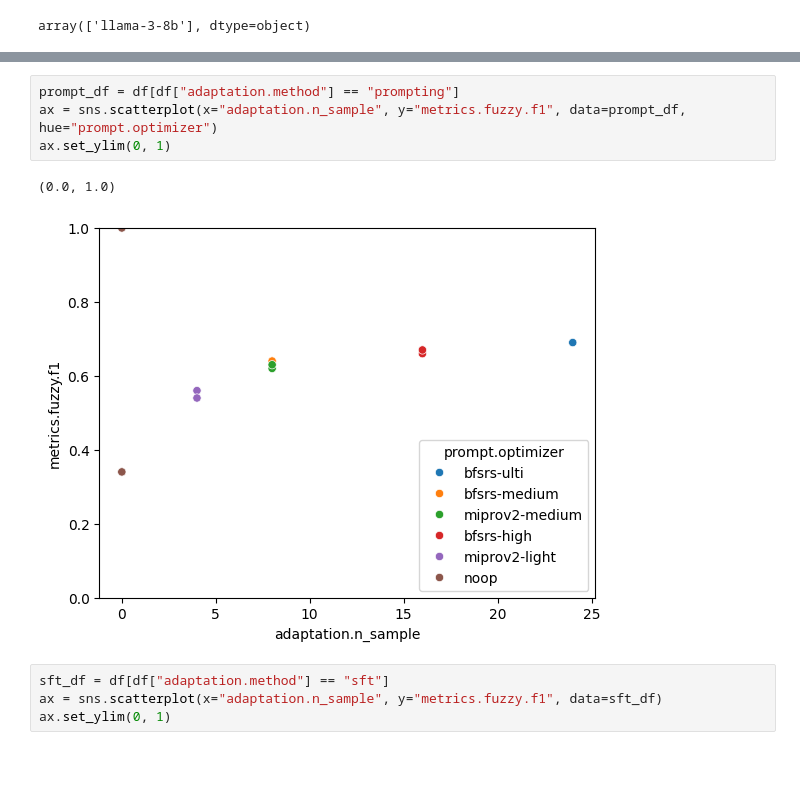
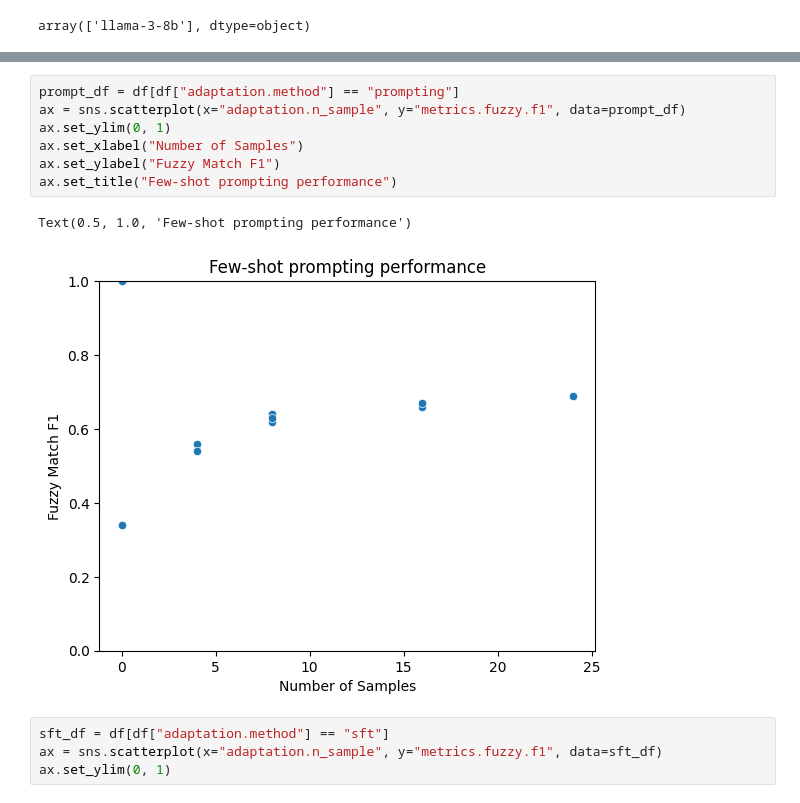
Before and after one commit to bdsaglam/pipeline-llm-adaptation, a Jupyter notebook: nbs/erx/report.ipynb, the cells around one changed output, grey strips where cells are left out. Cells and saved outputs as stored; diff of their text form; blank space fills up the shorter version.

```diff
--- a/nbs/erx/report.ipynb
+++ b/nbs/erx/report.ipynb
@@ -145,10 +166,13 @@ for model in df['lm.model'].unique():
 # %%
 prompt_df = df[df["adaptation.method"] == "prompting"]
-ax = sns.scatterplot(x="adaptation.n_sample", y="metrics.fuzzy.f1", data=prompt_df, hue="prompt.optimizer")
+ax = sns.scatterplot(x="adaptation.n_sample", y="metrics.fuzzy.f1", data=prompt_df)
 ax.set_ylim(0, 1)
+ax.set_xlabel("Number of Samples")
+ax.set_ylabel("Fuzzy Match F1")
+ax.set_title("Few-shot prompting performance")
 # %% [output]
-(0.0, 1.0)
+Text(0.5, 1.0, 'Few-shot prompting performance')
-[figure, old version]
+[figure, new version]
 # %%
 sft_df = df[df["adaptation.method"] == "sft"]
 ax = sns.scatterplot(x="adaptation.n_sample", y="metrics.fuzzy.f1", data=sft_df)
```
Also changed, not shown: parts of 4 cells of this notebook, 6 other files.
